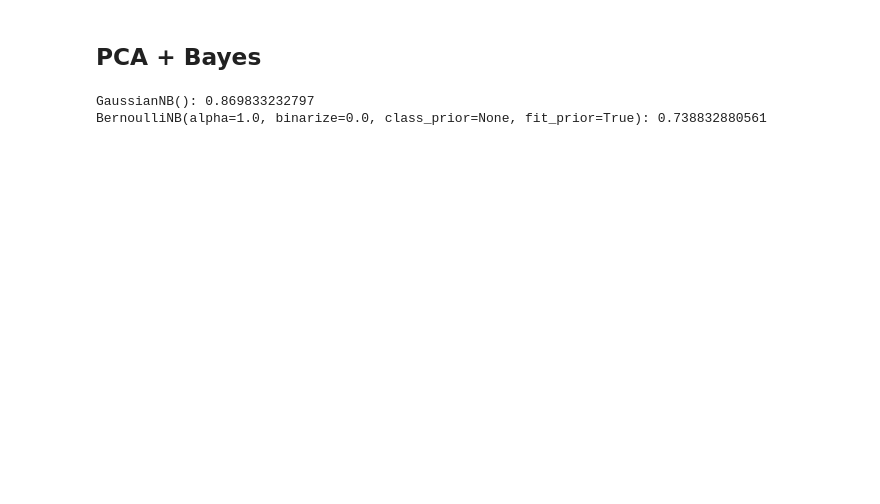
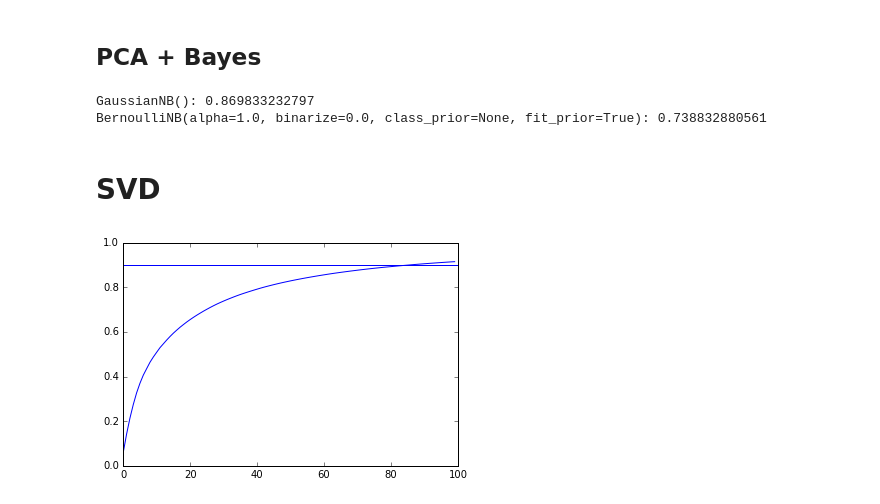
Before and after one commit to eigenein/kaggle, a Jupyter notebook: digit-recognizer/digit-recognizer.ipynb, the cells around one changed output. Cells and saved outputs as stored; diff of their text form; code cells hidden in the pictures; blank space fills up the shorter version.

```diff
--- a/digit-recognizer/digit-recognizer.ipynb
+++ b/digit-recognizer/digit-recognizer.ipynb
@@ -105,3 +105,14 @@ for model in [
 # %% [output]
 GaussianNB(): 0.869833232797
 BernoulliNB(alpha=1.0, binarize=0.0, class_prior=None, fit_prior=True): 0.738832880561
+# %% [markdown]
+# SVD
+# %%
+svd = sklearn.decomposition.TruncatedSVD(n_components=100).fit(X)
+X_svd = svd.transform(X)
+# %%
+pyplot.plot(numpy.cumsum(svd.explained_variance_ratio_))
+pyplot.axhline(y=0.9)
+pyplot.show()
+# %% [output]
+[figure, added]
```
Also changed, not shown: parts of 12 cells of this notebook, 1 other file.
